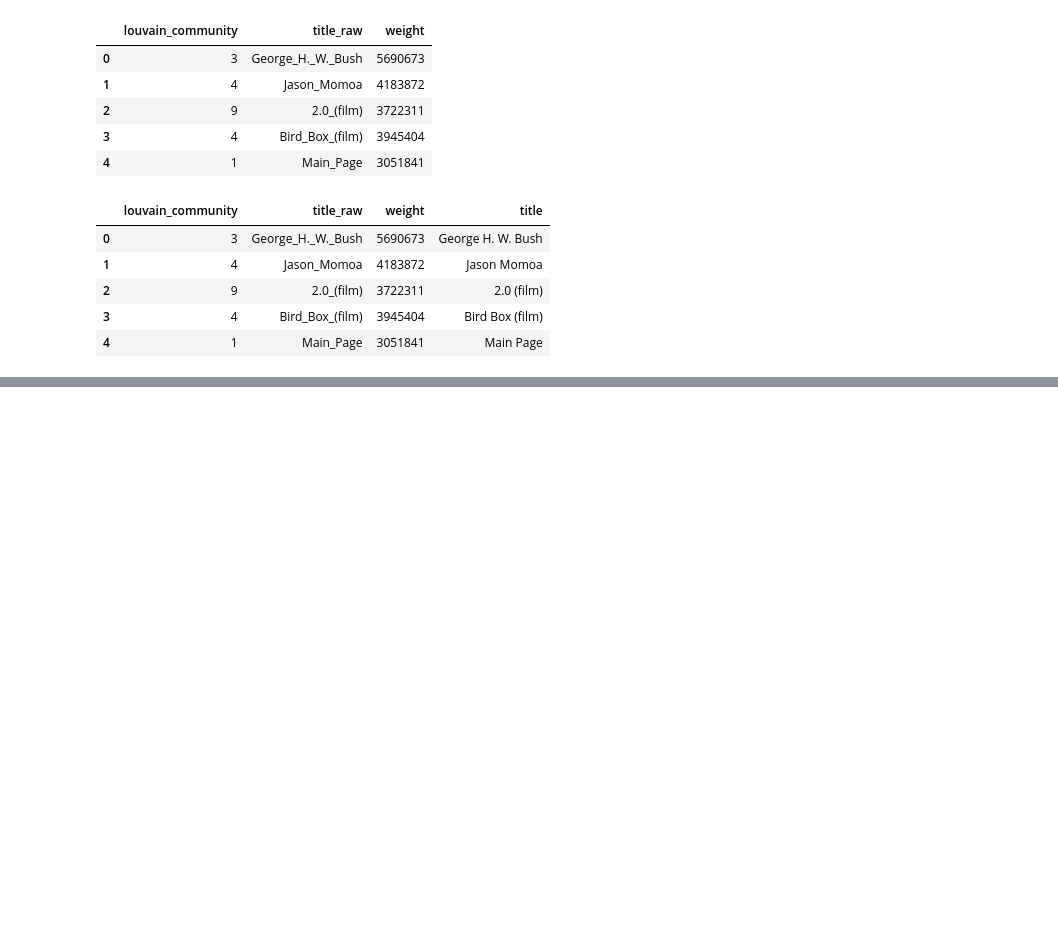
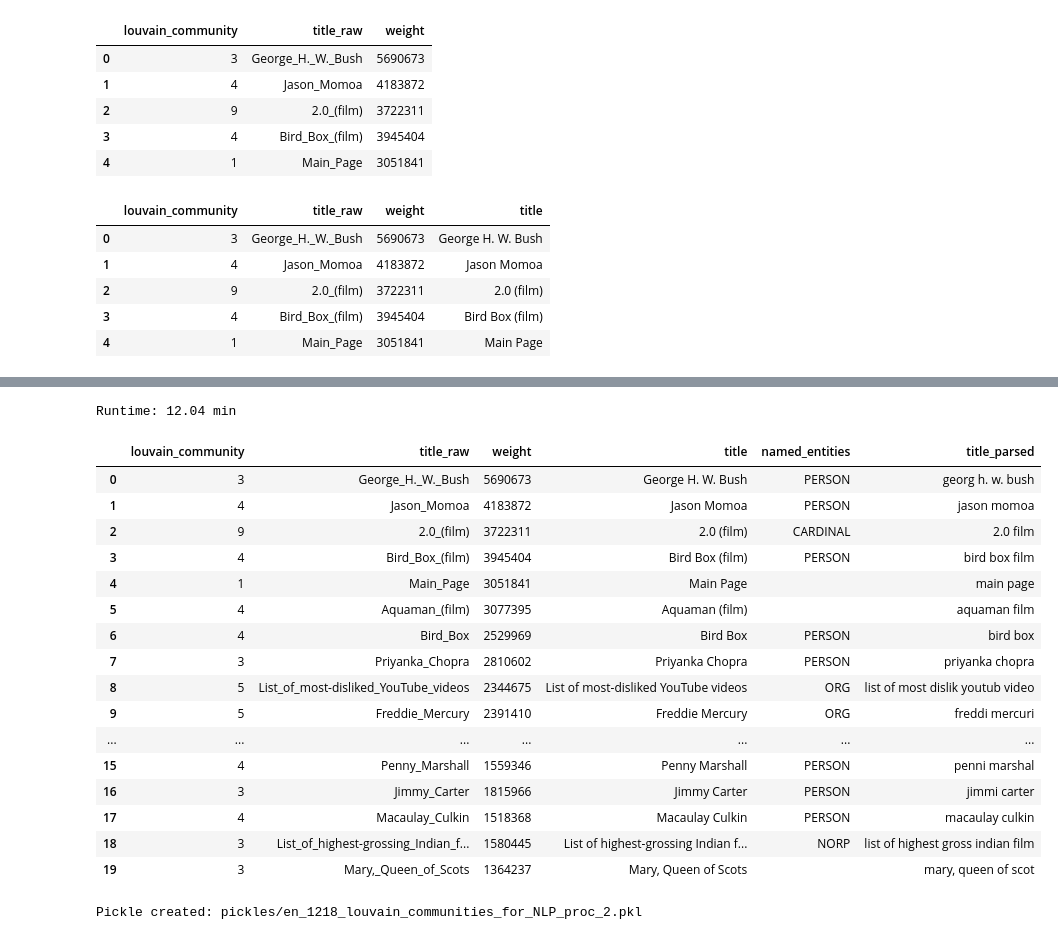
Before and after one commit to 33eyes/wiki-clickstream-graph, a Jupyter notebook: English_Wikipedia_NLP_AWS.ipynb, the cells around one changed output, grey strips where cells are left out. Cells and saved outputs as stored; diff of their text form; code cells hidden in the pictures; blank space fills up the shorter version.

Commit message:
Made community docs for NLP.

```diff
--- a/English_Wikipedia_NLP_AWS.ipynb
+++ b/English_Wikipedia_NLP_AWS.ipynb
@@ -150,0 +283,7 @@ louvain_communities_for_NLP_proc.head(20)
+# %%
+# pickle the output
+myoutfile = "pickles/en_1218_louvain_communities_for_NLP_proc.pkl"
+with open(myoutfile, 'wb') as picklefile:
+    pickle.dump(louvain_communities_for_NLP_proc, picklefile)
+
+print("Pickle created: " + myoutfile)
@@ -150,0 +292,6 @@ louvain_communities_for_NLP_proc.head(20)
+# %%
+# unpickle
+with open("pickles/en_1218_louvain_communities_for_NLP_proc.pkl", 'rb') as picklefile:
+    louvain_communities_for_NLP_proc = pickle.load(picklefile)
+
+louvain_communities_for_NLP_proc.head(20)
@@ -150,0 +375,30 @@ louvain_communities_for_NLP_proc.head(20)
+# %%
+stemmer = SnowballStemmer("english")
+# %%
+def parse_title(title):
+    words = re.sub('[-():]', " ", title).split()
+
+    parsed=[]
+    for word in words:
+        lemmatized = stemmer.stem(WordNetLemmatizer().lemmatize(word, pos='v'))
+        parsed.append(lemmatized)
+
+    return parsed
+# %%
+print("Started running at", datetime.now(), "UTC")
+
+start_time = timer()
+
+nrows = len(louvain_communities_for_NLP_proc)
+print("Num of rows:", nrows)
+
+for i in range(nrows):
+    txt = louvain_communities_for_NLP_proc.iloc[i].title
+    parsed = parse_title(txt)
+
+    louvain_communities_for_NLP_proc.at[str(i), "title_parsed"] = " ".join(parsed)
+
+cu.printRunTime(start_time)
+
+louvain_communities_for_NLP_proc.head(20)
+# %% [output]
@@ -150,0 +408,27 @@ louvain_communities_for_NLP_proc.head(20)
+Runtime: 12.04 min
+|  | louvain_community | title_raw | weight | title | named_entities | title_parsed |
+| 0 | 3 | George_H._W._Bush | 5690673 | George H. W. Bush | PERSON | georg h. w. bush |
+| 1 | 4 | Jason_Momoa | 4183872 | Jason Momoa | PERSON | jason momoa |
+| 2 | 9 | 2.0_(film) | 3722311 | 2.0 (film) | CARDINAL | 2.0 film |
+| 3 | 4 | Bird_Box_(film) | 3945404 | Bird Box (film) | PERSON | bird box film |
+| 4 | 1 | Main_Page | 3051841 | Main Page |  | main page |
+| 5 | 4 | Aquaman_(film) | 3077395 | Aquaman (film) |  | aquaman film |
+| 6 | 4 | Bird_Box | 2529969 | Bird Box | PERSON | bird box |
+| 7 | 3 | Priyanka_Chopra | 2810602 | Priyanka Chopra | PERSON | priyanka chopra |
+| 8 | 5 | List_of_most-disliked_YouTube_videos | 2344675 | List of most-disliked YouTube videos | ORG | list of most dislik youtub video |
+| 9 | 5 | Freddie_Mercury | 2391410 | Freddie Mercury | ORG | freddi mercuri |
+| ... | ... | ... | ... | ... | ... | ... |
+| 15 | 4 | Penny_Marshall | 1559346 | Penny Marshall | PERSON | penni marshal |
+| 16 | 3 | Jimmy_Carter | 1815966 | Jimmy Carter | PERSON | jimmi carter |
+| 17 | 4 | Macaulay_Culkin | 1518368 | Macaulay Culkin | PERSON | macaulay culkin |
+| 18 | 3 | List_of_highest-grossing_Indian_f... | 1580445 | List of highest-grossing Indian f... | NORP | list of highest gross indian film |
+| 19 | 3 | Mary,_Queen_of_Scots | 1364237 | Mary, Queen of Scots |  | mary, queen of scot |
+# %%
+# pickle the output
+myoutfile = "pickles/en_1218_louvain_communities_for_NLP_proc_2.pkl"
+with open(myoutfile, 'wb') as picklefile:
+    pickle.dump(louvain_communities_for_NLP_proc, picklefile)
+
+print("Pickle created: " + myoutfile)
+# %% [output]
+Pickle created: pickles/en_1218_louvain_communities_for_NLP_proc_2.pkl
```
Also changed, not shown: parts of 43 cells of this notebook, 1 other file.
